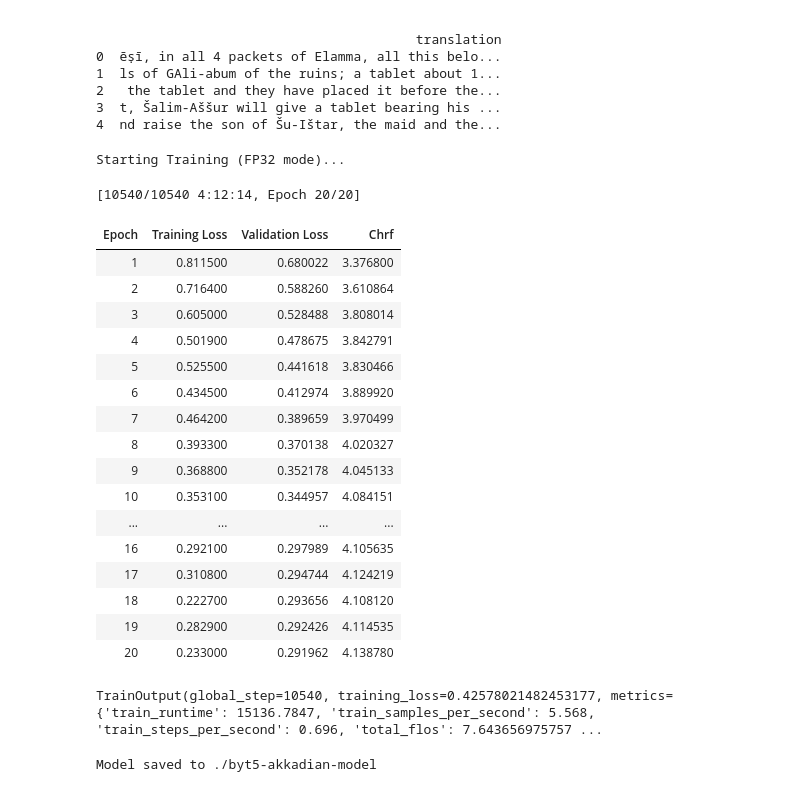
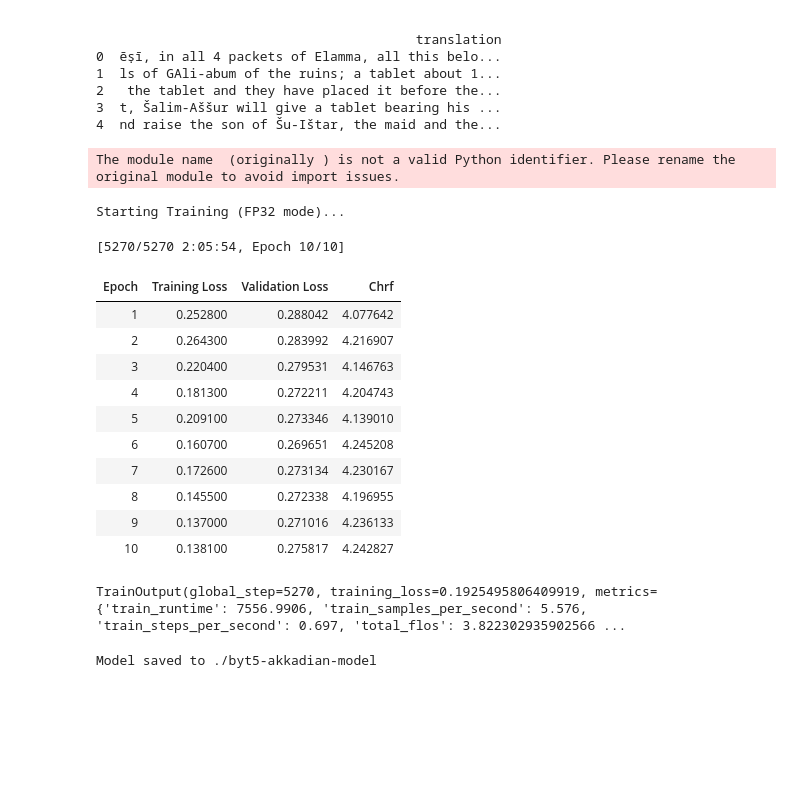
Before and after one commit to stevenharperja/Thesis, a Jupyter notebook: Research/TheProjectKaggle/dpc-starter-train.ipynb, the cells around one changed output. Cells and saved outputs as stored; diff of their text form; code cells hidden in the pictures; blank space fills up the shorter version.

Commit message:
Kaggle Notebook | DPC Starter Train | Amend filename

```diff
--- a/Research/TheProjectKaggle/dpc-starter-train.ipynb
+++ b/Research/TheProjectKaggle/dpc-starter-train.ipynb
@@ -61,13 +61,14 @@ W0000 00:00:1771216092.908318      24 computation_placer.cc:177] computation pla
 class Config:
     # Akkadian transliteration contains a lot of noise and many unknown words, so
     # ByT5, which processes text at the character (byte) level rather than the word level, is the strongest choice.
-    MODEL_NAME = "google/byt5-small"
+    # MODEL_NAME = "google/byt5-small"
+    MODEL_NAME = "/kaggle/input/notebooks/shwesh/dpc-starter-train/byt5-akkadian-model/"
 
     # ByT5 tends to produce longer token sequences, but 512 tokens is enough at the sentence level.
     MAX_LENGTH = 512
 
     BATCH_SIZE = 8       # Adjust depending on GPU memory (on a P100 you can usually go with 8–16).
-    EPOCHS = 20 #try 10 epochs cuz double data?
+    EPOCHS = 10
     LEARNING_RATE = 2e-4
     OUTPUT_DIR = "./byt5-akkadian-model"
 # %%
@@ -209,7 +210,7 @@ split_datasets = dataset.train_test_split(test_size=0.1, seed=42)
 # ==========================================
 # 3. Tokenization & preprocessing
 # ==========================================
-tokenizer = AutoTokenizer.from_pretrained(Config.MODEL_NAME)
+tokenizer = AutoTokenizer.from_pretrained(Config.MODEL_NAME, local_files_only=True)
 
 # Fix the corresponding section in dpc-starter-train.
 PREFIX = "translate Akkadian to English: "
@@ -232,7 +233,7 @@ tokenized_val = split_datasets["test"].map(preprocess_function, batched=True)
 # ==========================================
 gc.collect()
 torch.cuda.empty_cache()
-model = AutoModelForSeq2SeqLM.from_pretrained(Config.MODEL_NAME)
+model = AutoModelForSeq2SeqLM.from_pretrained(Config.MODEL_NAME, local_files_only=True)
 data_collator = DataCollatorForSeq2Seq(tokenizer, model=model)
 
 # Metric (chrF++ is part of the competition metric and measures character-level precision/overlap).
@@ -266,52 +267,47 @@ args = Seq2SeqTrainingArguments(
 
     # === Key fixes ===
     fp16=False,                     # ★Set to False to prevent a NaN error (required).
     per_device_train_batch_size=4,  # ★fp32 uses more memory, so reduce the batch size (8 -> 4).
     per_device_eval_batch_size=4,
     gradient_accumulation_steps=2,  # ★To compensate, accumulate gradients to keep the effective batch size at 8.
     # ======================
 
     weight_decay=0.01,
     save_total_limit=2,
     num_train_epochs=Config.EPOCHS,
     predict_with_generate=True,
     logging_steps=10,               # Inspect logs in more detail.
     report_to="none"
 )
 
 trainer = Seq2SeqTrainer(
     model=model,
     args=args,
     train_dataset=tokenized_train,
     eval_dataset=tokenized_val,
     data_collator=data_collator,
     tokenizer=tokenizer,
     compute_metrics=compute_metrics
 )
 
 print("Starting Training (FP32 mode)...")
 trainer.train()
 # %% [output]
-Starting Training (FP32 mode)...
+The module name  (originally ) is not a valid Python identifier. Please rename the original module to avoid import issues.
-[10540/10540 4:12:14, Epoch 20/20]
+Starting Training (FP32 mode)...
+[5270/5270 2:05:54, Epoch 10/10]
 | Epoch | Training Loss | Validation Loss | Chrf |
-| 1 | 0.811500 | 0.680022 | 3.376800 |
-| 2 | 0.716400 | 0.588260 | 3.610864 |
-| 3 | 0.605000 | 0.528488 | 3.808014 |
-| 4 | 0.501900 | 0.478675 | 3.842791 |
-| 5 | 0.525500 | 0.441618 | 3.830466 |
-| 6 | 0.434500 | 0.412974 | 3.889920 |
-| 7 | 0.464200 | 0.389659 | 3.970499 |
-| 8 | 0.393300 | 0.370138 | 4.020327 |
-| 9 | 0.368800 | 0.352178 | 4.045133 |
-| 10 | 0.353100 | 0.344957 | 4.084151 |
-| ... | ... | ... | ... |
-| 16 | 0.292100 | 0.297989 | 4.105635 |
-| 17 | 0.310800 | 0.294744 | 4.124219 |
-| 18 | 0.222700 | 0.293656 | 4.108120 |
-| 19 | 0.282900 | 0.292426 | 4.114535 |
-| 20 | 0.233000 | 0.291962 | 4.138780 |
+| 1 | 0.252800 | 0.288042 | 4.077642 |
+| 2 | 0.264300 | 0.283992 | 4.216907 |
+| 3 | 0.220400 | 0.279531 | 4.146763 |
+| 4 | 0.181300 | 0.272211 | 4.204743 |
+| 5 | 0.209100 | 0.273346 | 4.139010 |
+| 6 | 0.160700 | 0.269651 | 4.245208 |
+| 7 | 0.172600 | 0.273134 | 4.230167 |
+| 8 | 0.145500 | 0.272338 | 4.196955 |
+| 9 | 0.137000 | 0.271016 | 4.236133 |
+| 10 | 0.138100 | 0.275817 | 4.242827 |
-TrainOutput(global_step=10540, training_loss=0.42578021482453177, metrics={'train_runtime': 15136.7847, 'train_samples_per_second': 5.568, 'train_steps_per_second': 0.696, 'total_flos': 7.643656975757 ...
+TrainOutput(global_step=5270, training_loss=0.1925495806409919, metrics={'train_runtime': 7556.9906, 'train_samples_per_second': 5.576, 'train_steps_per_second': 0.697, 'total_flos': 3.822302935902566 ...
 # %%
 # --- Save Model ---
 # Important: the model saved here will be loaded in the next notebook.
```
Also changed, not shown: parts of 1 cell of this notebook.
